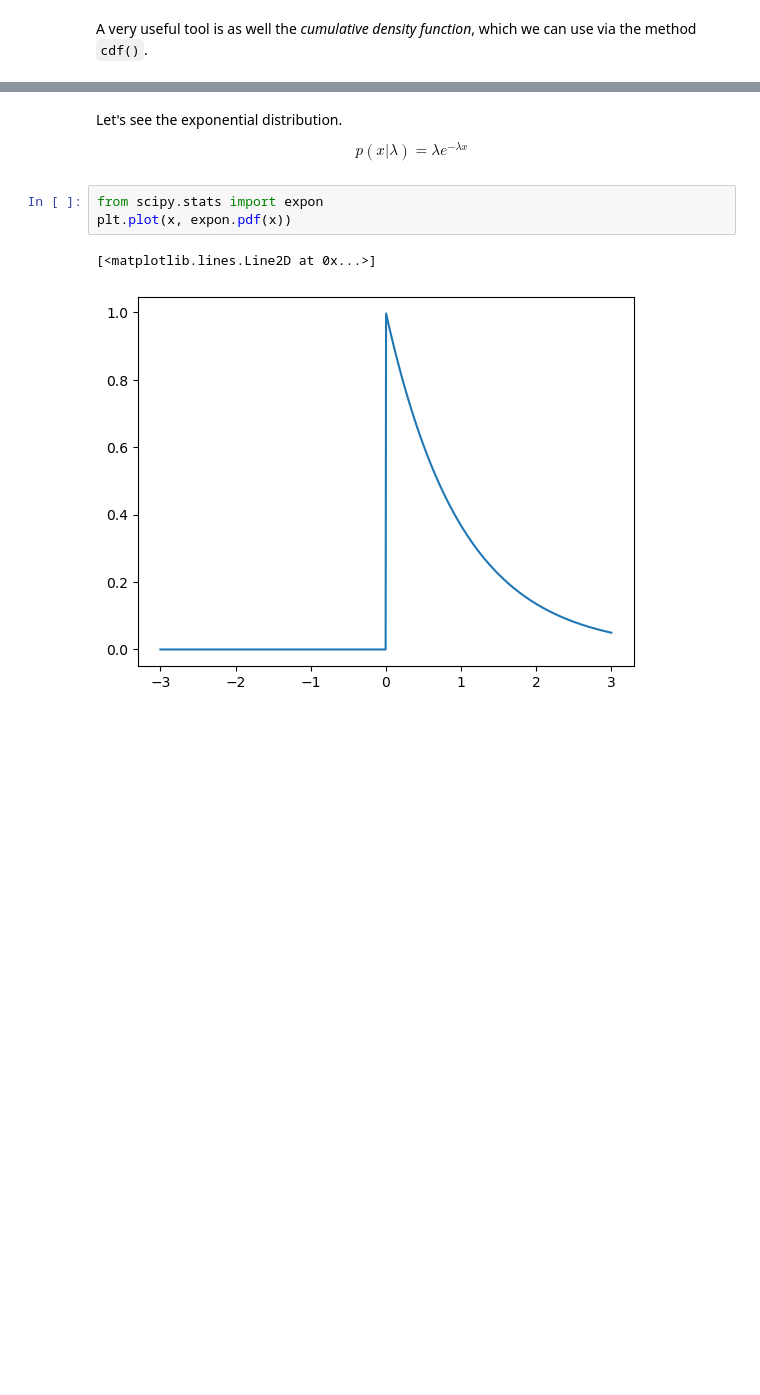
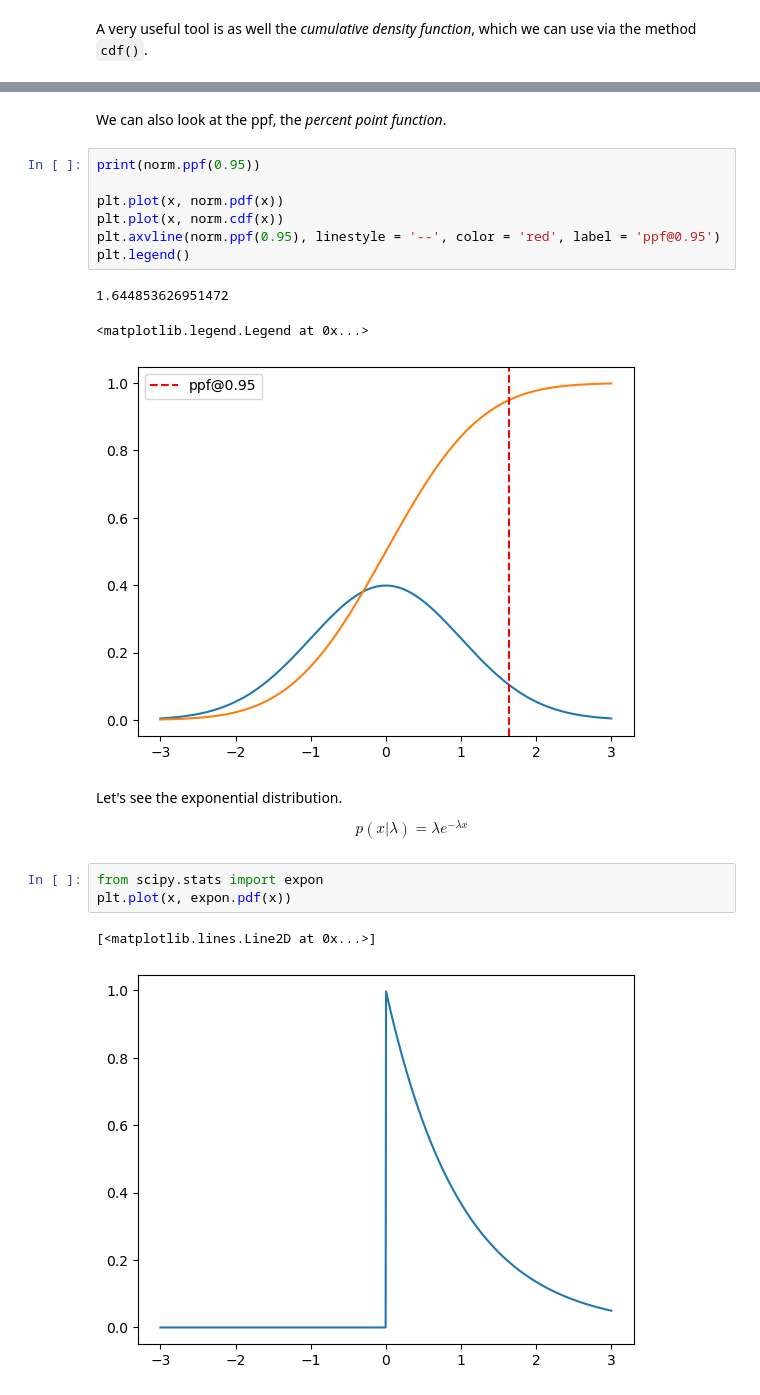
Before and after one commit to airub-multimessenger/python4physicists2024, a Jupyter notebook: lectures/10-interpolation-integration-statistics.ipynb, the cells around one changed output, grey strips where cells are left out. Saved outputs shown, nothing was run; the diff lists cells and outputs as text; blank space fills up the shorter version.

```diff
--- a/lectures/10-interpolation-integration-statistics.ipynb
+++ b/lectures/10-interpolation-integration-statistics.ipynb
@@ -277,3 +280,16 @@ plt.plot(x, norm.cdf(x))
+# %% [markdown]
+We can also look at the ppf, the *percent point function*.
+# %%
+print(norm.ppf(0.95))
+
+plt.plot(x, norm.pdf(x))
+plt.plot(x, norm.cdf(x))
+plt.axvline(norm.ppf(0.95), linestyle = '--', color = 'red', label = 'ppf@0.95')
+plt.legend()
+# %% [output]
+1.644853626951472
+<matplotlib.legend.Legend at 0x...>
+[figure, added]
 # %% [markdown]
 Let's see the exponential distribution.
 
```
Also changed, not shown: parts of 9 cells of this notebook.
